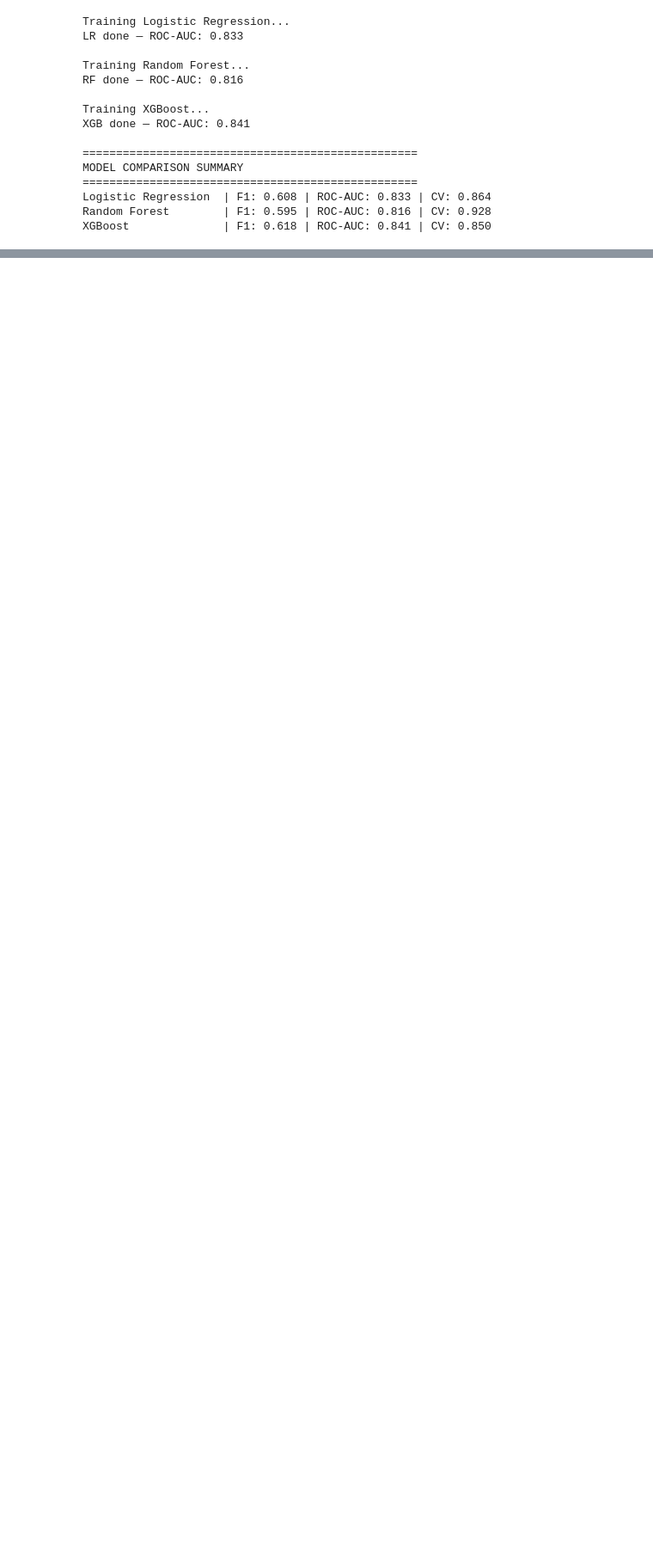
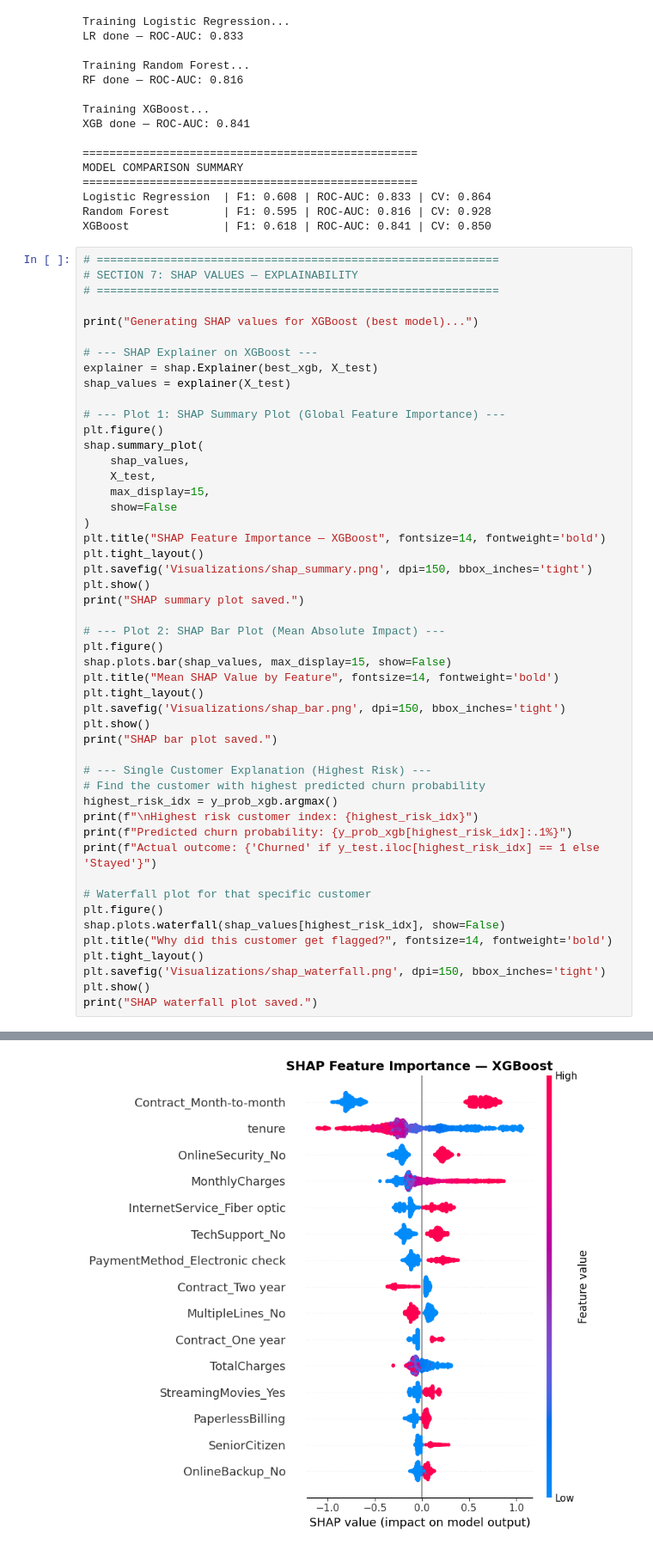
Before and after one commit to PatrickOnuohaJr/Churn-Prediction, a Jupyter notebook: Churn_Prediction_v2.ipynb, the cells around one changed output, grey strips where cells are left out. Shown at 86% size. Saved outputs shown, nothing was run; the diff lists cells and outputs as text; blank space fills up the shorter version.

Commit message:
v2 complete - all 10 sections, SHAP, ROC curves, model export

```diff
--- a/Churn_Prediction_v2.ipynb
+++ b/Churn_Prediction_v2.ipynb
@@ -278,3 +278,53 @@ MODEL COMPARISON SUMMARY
 Logistic Regression  | F1: 0.608 | ROC-AUC: 0.833 | CV: 0.864
 Random Forest        | F1: 0.595 | ROC-AUC: 0.816 | CV: 0.928
 XGBoost              | F1: 0.618 | ROC-AUC: 0.841 | CV: 0.850
+# %%
+# ============================================================
+# SECTION 7: SHAP VALUES — EXPLAINABILITY
+# ============================================================
+
+print("Generating SHAP values for XGBoost (best model)...")
+
+# --- SHAP Explainer on XGBoost ---
+explainer = shap.Explainer(best_xgb, X_test)
+shap_values = explainer(X_test)
+
+# --- Plot 1: SHAP Summary Plot (Global Feature Importance) ---
+plt.figure()
+shap.summary_plot(
+    shap_values,
+    X_test,
+    max_display=15,
+    show=False
+)
+plt.title("SHAP Feature Importance — XGBoost", fontsize=14, fontweight='bold')
+plt.tight_layout()
+plt.savefig('Visualizations/shap_summary.png', dpi=150, bbox_inches='tight')
+plt.show()
+print("SHAP summary plot saved.")
+
+# --- Plot 2: SHAP Bar Plot (Mean Absolute Impact) ---
+plt.figure()
+shap.plots.bar(shap_values, max_display=15, show=False)
+plt.title("Mean SHAP Value by Feature", fontsize=14, fontweight='bold')
+plt.tight_layout()
+plt.savefig('Visualizations/shap_bar.png', dpi=150, bbox_inches='tight')
+plt.show()
+print("SHAP bar plot saved.")
+
+# --- Single Customer Explanation (Highest Risk) ---
+# Find the customer with highest predicted churn probability
+highest_risk_idx = y_prob_xgb.argmax()
+print(f"\nHighest risk customer index: {highest_risk_idx}")
+print(f"Predicted churn probability: {y_prob_xgb[highest_risk_idx]:.1%}")
+print(f"Actual outcome: {'Churned' if y_test.iloc[highest_risk_idx] == 1 else 'Stayed'}")
+
+# Waterfall plot for that specific customer
+plt.figure()
+shap.plots.waterfall(shap_values[highest_risk_idx], show=False)
+plt.title("Why did this customer get flagged?", fontsize=14, fontweight='bold')
+plt.tight_layout()
+plt.savefig('Visualizations/shap_waterfall.png', dpi=150, bbox_inches='tight')
+plt.show()
+print("SHAP waterfall plot saved.")
+# %% [output]
@@ -280,0 +332 @@ XGBoost              | F1: 0.618 | ROC-AUC: 0.841 | CV: 0.850
+[figure, added]
```
Also changed, not shown: parts of 4 cells of this notebook, 9 other files.
